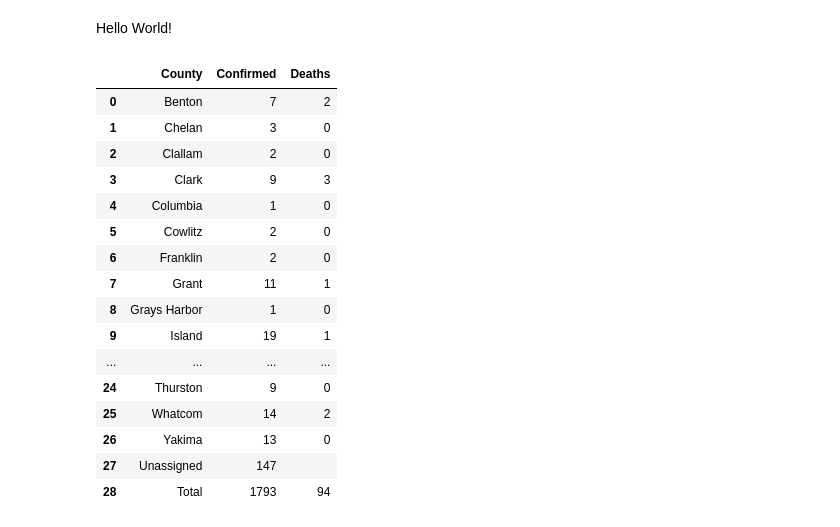
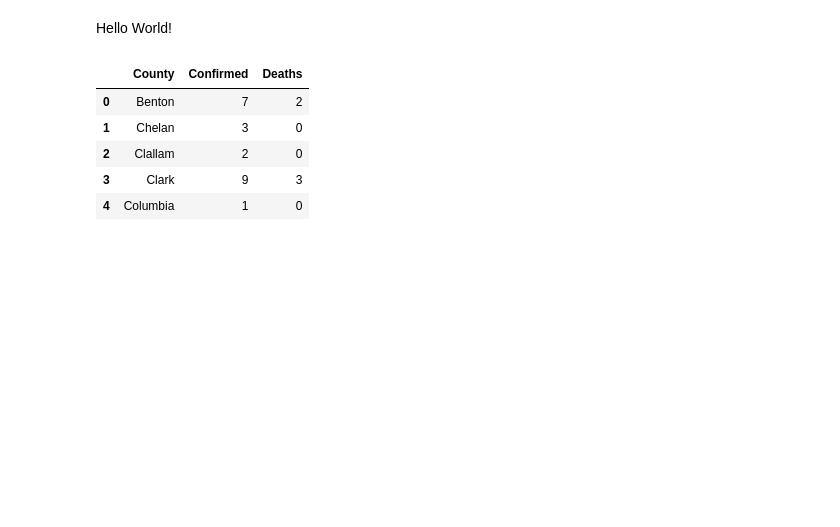
Before and after one commit to btahir/covid_dz, a Jupyter notebook: _notebooks/2020-03-21-covid-wa.ipynb, the cells around one changed output. Cells and saved outputs as stored; diff of their text form; code cells hidden in the pictures; blank space fills up the shorter version.

```diff
--- a/_notebooks/2020-03-21-covid-wa.ipynb
+++ b/_notebooks/2020-03-21-covid-wa.ipynb
@@ -27,24 +29,13 @@ Hello World!
 # %%
 #hide
 url = 'gs://covid_wa/dfCasesByCounty.csv'
 df = pd.read_csv(url)
 
-df.head(30)
+df.head()
 # %% [output]
 |  | County | Confirmed | Deaths |
 | 0 | Benton | 7 | 2 |
 | 1 | Chelan | 3 | 0 |
 | 2 | Clallam | 2 | 0 |
 | 3 | Clark | 9 | 3 |
 | 4 | Columbia | 1 | 0 |
-| 5 | Cowlitz | 2 | 0 |
-| 6 | Franklin | 2 | 0 |
-| 7 | Grant | 11 | 1 |
-| 8 | Grays Harbor | 1 | 0 |
-| 9 | Island | 19 | 1 |
-| ... | ... | ... | ... |
-| 24 | Thurston | 9 | 0 |
-| 25 | Whatcom | 14 | 2 |
-| 26 | Yakima | 13 | 0 |
-| 27 | Unassigned | 147 |  |
-| 28 | Total | 1793 | 94 |
```
Also changed, not shown: parts of 11 cells of this notebook, 5 other files.
